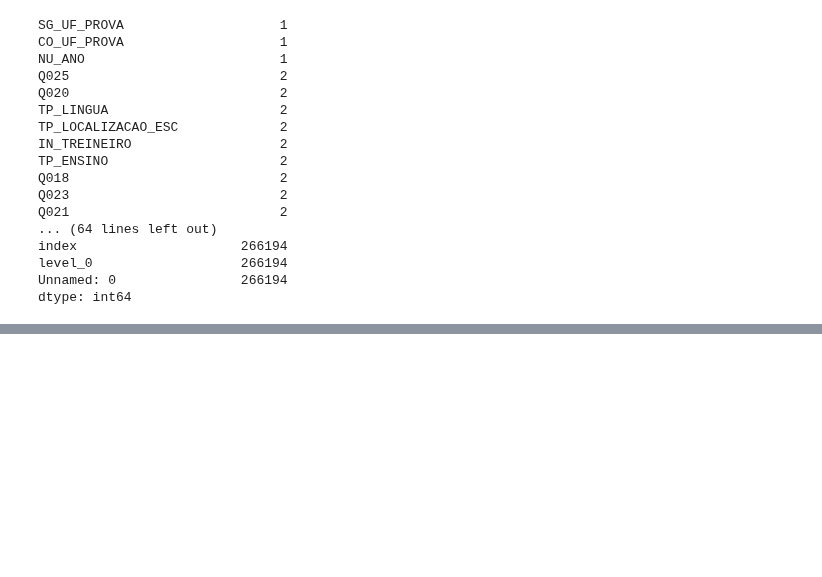
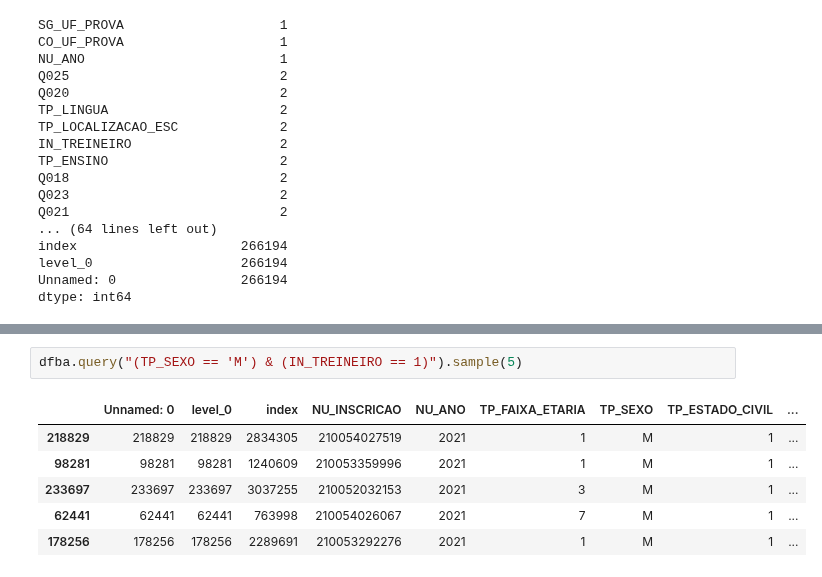
Before and after one commit to Bruno-Santana-Eco/Analise-de-Dados-ENEM, a Jupyter notebook: Análise de Dados.ipynb, the cells around one changed output, grey strips where cells are left out. Drawn from its saved outputs; the diff is of its cells as text; blank space fills up the shorter version.

```diff
--- a/Análise de Dados.ipynb
+++ b/Análise de Dados.ipynb
@@ -213,0 +343,9 @@ dtype: int64
+# %%
+dfba.query("(TP_SEXO == 'M') & (IN_TREINEIRO == 1)").sample(5)
+# %% [output]
+|  | Unnamed: 0 | level_0 | index | NU_INSCRICAO | NU_ANO | TP_FAIXA_ETARIA | TP_SEXO | TP_ESTADO_CIVIL | ... |
+| 218829 | 218829 | 218829 | 2834305 | 210054027519 | 2021 | 1 | M | 1 | ... |
+| 98281 | 98281 | 98281 | 1240609 | 210053359996 | 2021 | 1 | M | 1 | ... |
+| 233697 | 233697 | 233697 | 3037255 | 210052032153 | 2021 | 3 | M | 1 | ... |
+| 62441 | 62441 | 62441 | 763998 | 210054026067 | 2021 | 7 | M | 1 | ... |
+| 178256 | 178256 | 178256 | 2289691 | 210053292276 | 2021 | 1 | M | 1 | ... |
```
Also changed, not shown: parts of 23 cells of this notebook.
